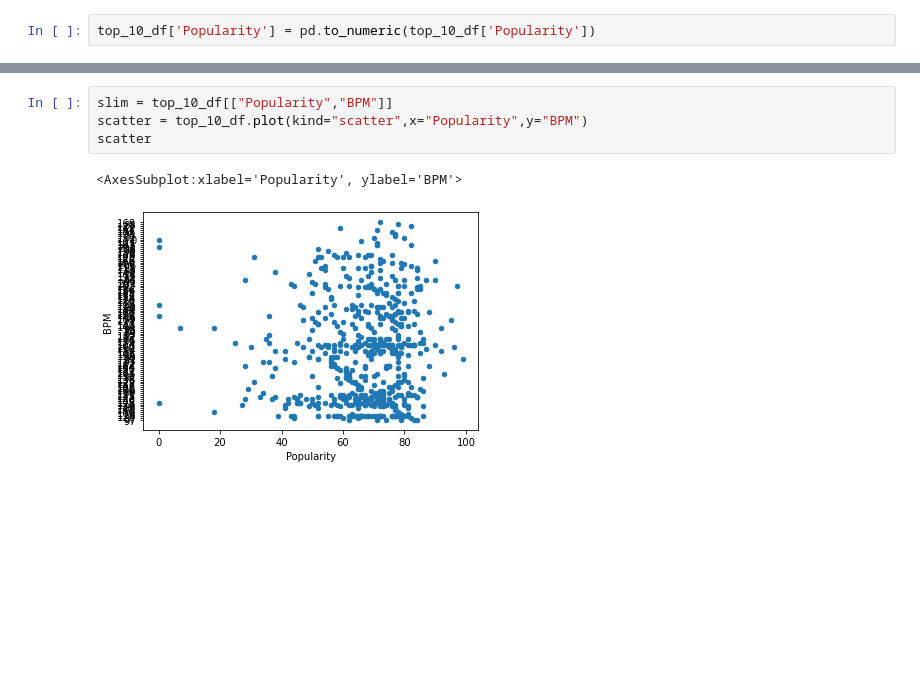
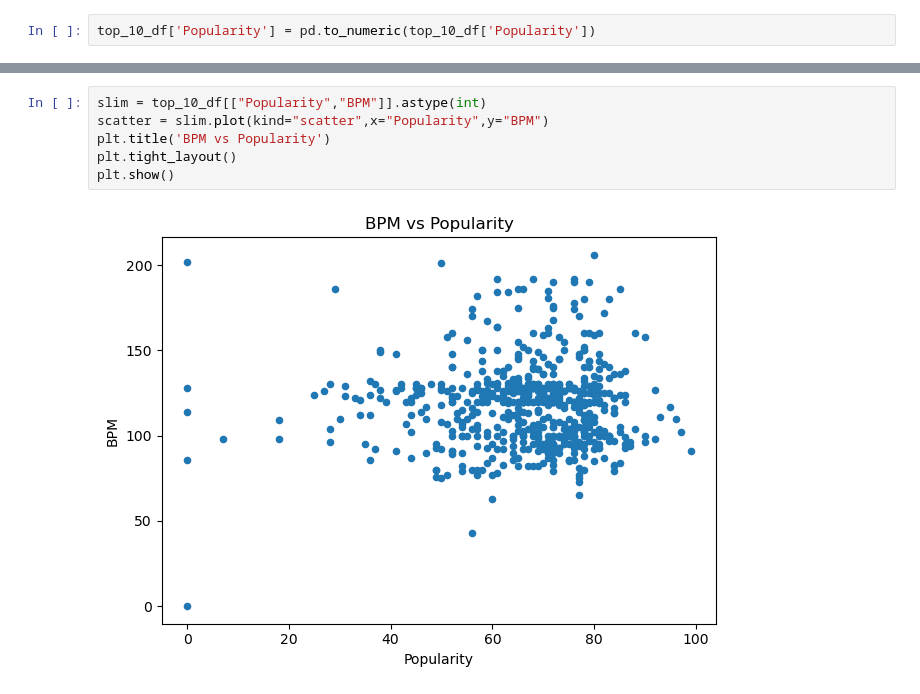
Before and after one commit to StevenTHG/Music-Research-Project-1, a Jupyter notebook: data_source_exploration.ipynb, the cells around one changed output, grey strips where cells are left out. Cells and saved outputs as stored; diff of their text form; blank space fills up the shorter version.

```diff
--- a/data_source_exploration.ipynb
+++ b/data_source_exploration.ipynb
@@ -83,10 +83,11 @@ pop                          97
 tropical house               83
 Name: Danceability, dtype: object
 # %%
-slim = top_10_df[["Popularity","BPM"]]
-scatter = top_10_df.plot(kind="scatter",x="Popularity",y="BPM")
-scatter
+slim = top_10_df[["Popularity","BPM"]].astype(int)
+scatter = slim.plot(kind="scatter",x="Popularity",y="BPM")
+plt.title('BPM vs Popularity')
+plt.tight_layout()
+plt.show()
 # %% [output]
-<AxesSubplot:xlabel='Popularity', ylabel='BPM'>
-[figure, old version]
+[figure, new version]
 # %%
```
Also changed, not shown: parts of 2 cells of this notebook.
